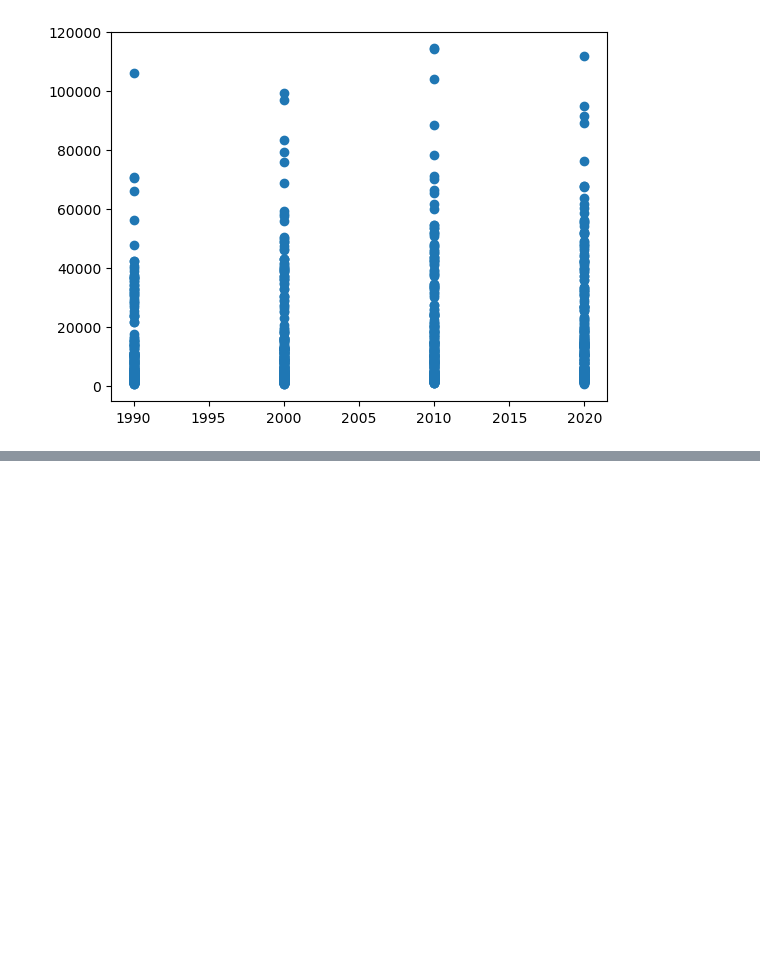
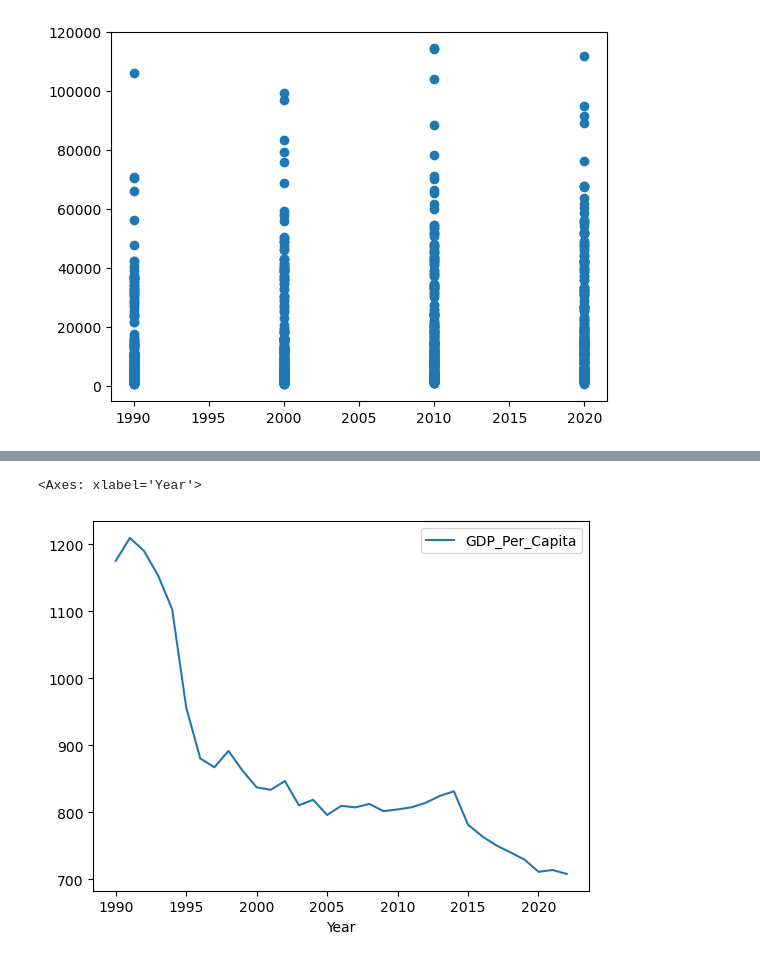
Before and after one commit to NSS-Data-Analytics-Cohort-12/un-python-GeorgeToma99, a Jupyter notebook: notebooks/project_1_un_gt.ipynb, the cells around one changed output, grey strips where cells are left out. Cells and saved outputs as stored; diff of their text form; code cells hidden in the pictures; blank space fills up the shorter version.

```diff
--- a/notebooks/project_1_un_gt.ipynb
+++ b/notebooks/project_1_un_gt.ipynb
@@ -254,0 +337,7 @@ NameError: name 'gdp_ht' is not defined
+# %%
+gdp_df_bru = gdp_df_clean[gdp_df_clean['Country'] == 'Burundi']
+# %%
+gdp_df_bru.plot('Year')
+# %% [output]
+<Axes: xlabel='Year'>
+[figure, added]
```
Also changed, not shown: parts of 32 cells of this notebook.
